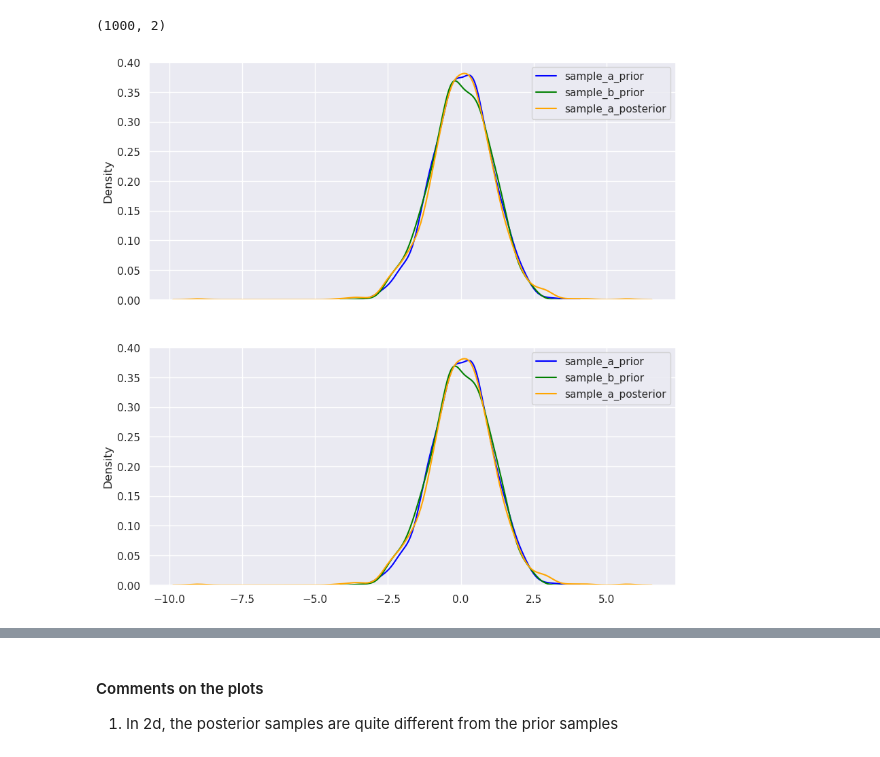
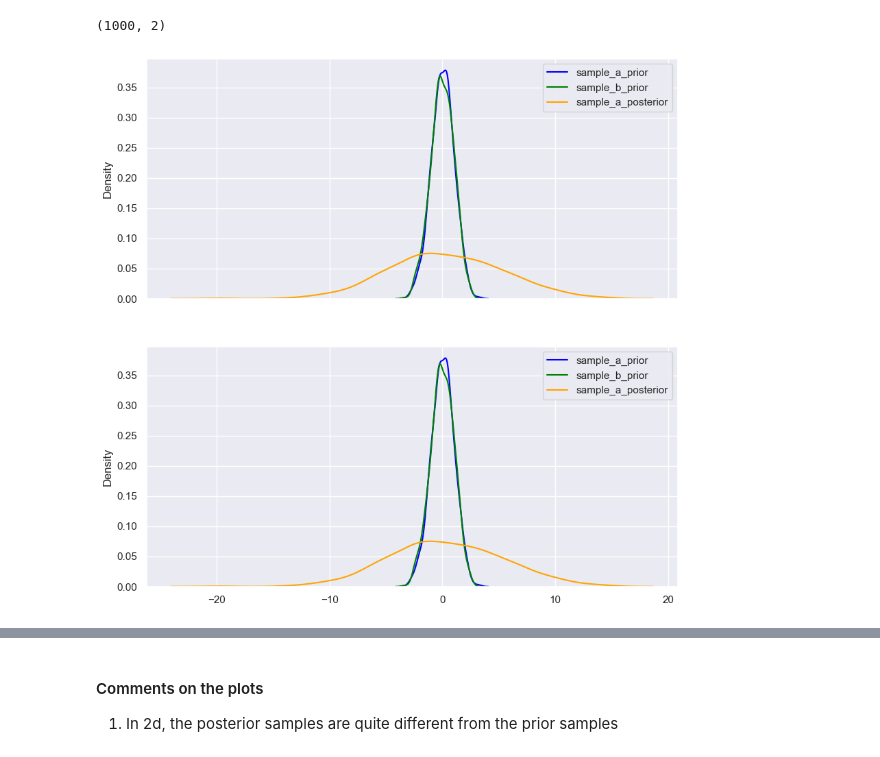
Before and after one commit to tnguyen9210/SamplerEvaluation, a Jupyter notebook: notebooks/logreg_mixgauss_2d_laplace_v02.ipynb, the cells around one changed output, grey strips where cells are left out. Saved outputs shown, nothing was run; the diff lists cells and outputs as text; code cells hidden in the pictures.

```diff
--- a/notebooks/logreg_mixgauss_2d_laplace_v02.ipynb
+++ b/notebooks/logreg_mixgauss_2d_laplace_v02.ipynb
@@ -27,7 +27,7 @@ import bayes_logistic
 # %%
 # Set parameters
 # num_data
-num_data = 100
+num_data = 2
 num_data_half = num_data // 2
 num_feats = 2
 
@@ -64,5 +64,6 @@ data_x_marginal_dists = [
 c0_x = data_x_marginal_dists[0].rvs(size=(num_data_half))
 c1_x = data_x_marginal_dists[1].rvs(size=(num_data_half))
 data_x = np.vstack((c0_x, c1_x))
+data_x = np.random.randn(num_data, num_feats)
 print(data_x.shape)
 # %% [output]
@@ -189,17 +190,17 @@ print(samples_a_weights_prior.shape)
 # %%
 # Visualize the generated prior and posterior samples
 nrows = 2
 fig, axes = plt.subplots(nrows=nrows, ncols=1, sharex=True, sharey=True, figsize=(10,10))
 axes = axes.flatten()
 
 for i in range(nrows):
-    sns.kdeplot(samples_a_weights_prior[:,0], shade=False, color="blue", label="sample_a_prior", ax=axes[i])
-    sns.kdeplot(samples_b_weights_prior[:,0], shade=False, color="green", label="sample_b_prior", ax=axes[i])
-    sns.kdeplot(samples_a_weights_posterior[:,0], shade=False, color="orange", label="sample_a_posterior", ax=axes[i])
+    sns.kdeplot(samples_a_weights_prior[:,0], fill=False, color="blue", label="sample_a_prior", ax=axes[i])
+    sns.kdeplot(samples_b_weights_prior[:,0], fill=False, color="green", label="sample_b_prior", ax=axes[i])
+    sns.kdeplot(samples_a_weights_posterior[:,0], fill=False, color="orange", label="sample_a_posterior", ax=axes[i])
     axes[i].legend()
 plt.show()
 # %% [output]
-[figure, old version]
+[figure, new version]
 # %%
 # Visualize the generated prior and posterior samples
 fig, axes = plt.subplots(nrows=3, ncols=1, sharex=True, sharey=True, figsize=(10,10))
```
Also changed, not shown: parts of 2 cells of this notebook, 3 other files.
